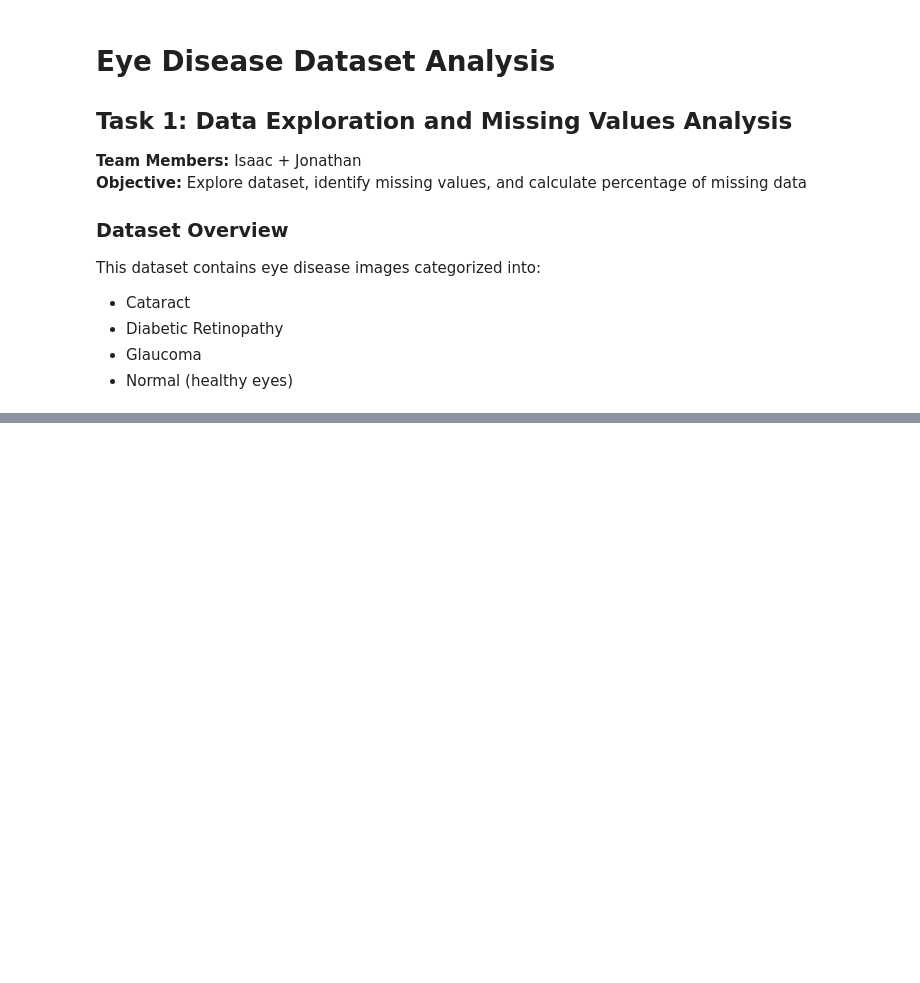
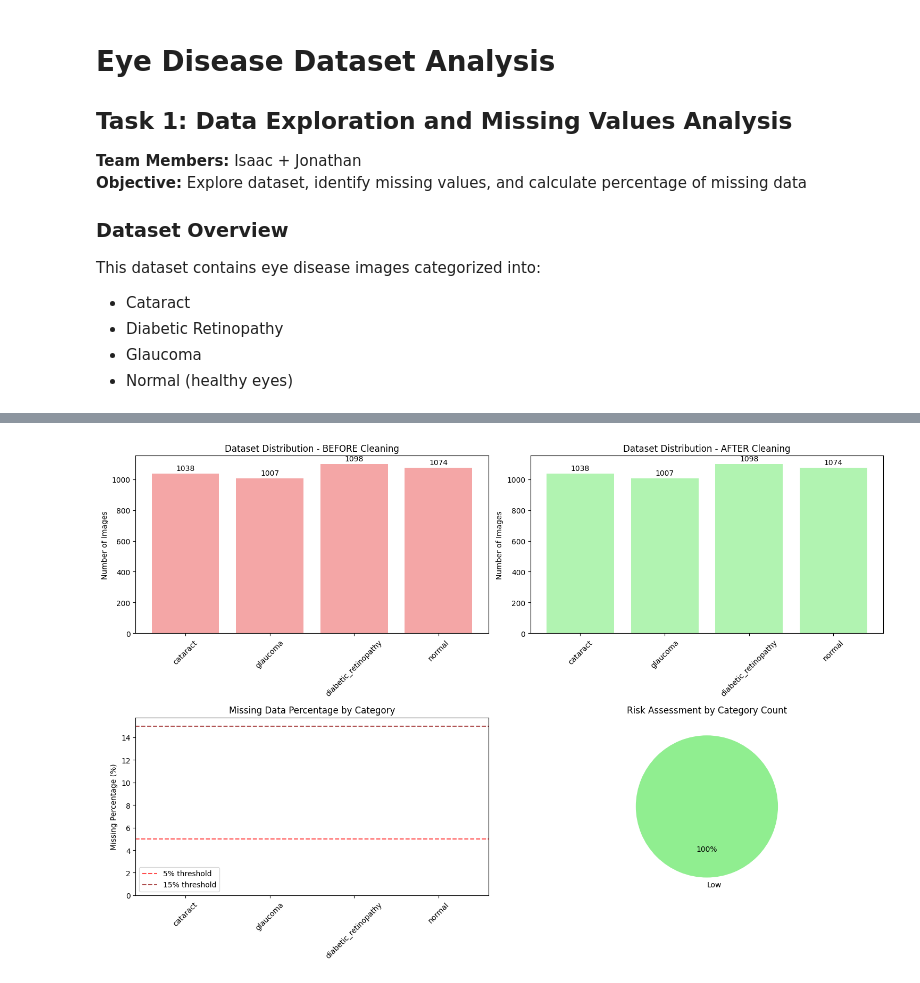
Before and after one commit to IsaacJM03/Recess-Project-Year-2, a Jupyter notebook: eye_disease.ipynb, the cells around one changed output, grey strips where cells are left out. Cells and saved outputs as stored; diff of their text form; code cells hidden in the pictures; blank space fills up the shorter version.

Commit message:
finished task 1

```diff
--- a/eye_disease.ipynb
+++ b/eye_disease.ipynb
@@ -316,0 +466,89 @@ Based on the missing data analysis, we can now:
+# %%
+# Detailed category-wise analysis
+print("\n" + "="*60)
+print("CATEGORY-WISE ANALYSIS FOR TASK 2")
+print("="*60)
+
+category_decisions = {}
+for _, row in missing_data_df.iterrows():
+    category = row['category']
+    missing_pct = row['missing_percentage']
+    total_files = row['total_files']
+    corrupted = row['corrupted_images']
+
+    if missing_pct < 5:
+        decision = "Remove corrupted files"
+        risk = "Low"
+    elif missing_pct < 15:
+        decision = "Remove with balance monitoring"
+        risk = "Medium"
+    else:
+        decision = "Investigate + Advanced handling"
+        risk = "High"
+
+    category_decisions[category] = {
+        'missing_percentage': missing_pct,
+        'decision': decision,
+        'risk_level': risk,
+        'files_to_remove': corrupted,
+        'remaining_files': total_files - corrupted
+    }
+
+    print(f"\n📁 {category.upper()}:")
+    print(f"   Missing: {missing_pct:.2f}% ({corrupted}/{total_files} files)")
+    print(f"   Decision: {decision}")
+    print(f"   Risk Level: {risk}")
+    print(f"   Files after cleaning: {total_files - corrupted}")
+
+# Create summary DataFrame for decisions
+decision_df = pd.DataFrame.from_dict(category_decisions, orient='index')
+decision_df.reset_index(inplace=True)
+decision_df.rename(columns={'index': 'category'}, inplace=True)
+
+print(f"\n📋 SUMMARY OF DECISIONS:")
+print(decision_df)
+
+# Visualize the impact
+fig, ((ax1, ax2), (ax3, ax4)) = plt.subplots(2, 2, figsize=(15, 10))
+
+# 1. Before cleaning - category distribution
+ax1.bar(missing_data_df['category'], missing_data_df['total_files'],
+        color='lightcoral', alpha=0.7, label='Original')
+ax1.set_title('Dataset Distribution - BEFORE Cleaning')
+ax1.set_ylabel('Number of Images')
+ax1.tick_params(axis='x', rotation=45)
+for i, v in enumerate(missing_data_df['total_files']):
+    ax1.text(i, v + 10, str(v), ha='center', va='bottom')
+
+# 2. After cleaning - category distribution
+ax2.bar(decision_df['category'], decision_df['remaining_files'],
+        color='lightgreen', alpha=0.7, label='After Cleaning')
+ax2.set_title('Dataset Distribution - AFTER Cleaning')
+ax2.set_ylabel('Number of Images')
+ax2.tick_params(axis='x', rotation=45)
+for i, v in enumerate(decision_df['remaining_files']):
+    ax2.text(i, v + 10, str(v), ha='center', va='bottom')
+
+# 3. Missing data by category
+ax3.bar(decision_df['category'], decision_df['missing_percentage'],
+        color='orange', alpha=0.7)
+ax3.set_title('Missing Data Percentage by Category')
+ax3.set_ylabel('Missing Percentage (%)')
+ax3.tick_params(axis='x', rotation=45)
+ax3.axhline(y=5, color='red', linestyle='--', alpha=0.7, label='5% threshold')
+ax3.axhline(y=15, color='darkred', linestyle='--', alpha=0.7, label='15% threshold')
+ax3.legend()
+
+# 4. Risk assessment
+risk_counts = decision_df['risk_level'].value_counts()
+colors = {'Low': 'lightgreen', 'Medium': 'orange', 'High': 'red'}
+risk_colors = [colors.get(risk, 'gray') for risk in risk_counts.index]
+ax4.pie(risk_counts.values, labels=risk_counts.index, autopct='%1.0f%%',
+        colors=risk_colors, startangle=90)
+ax4.set_title('Risk Assessment by Category Count')
+
+plt.tight_layout()
+plt.show()
+
+print(f"\n✅ TASK 2 COMPLETED: Method selected and justified based on data analysis")
+# %% [output]
@@ -316,0 +572 @@ Based on the missing data analysis, we can now:
+[figure, added]
```
Also changed, not shown: parts of 13 cells of this notebook, 3 other files.
